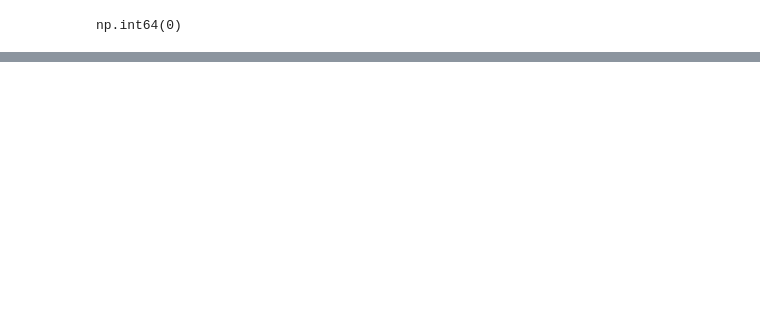
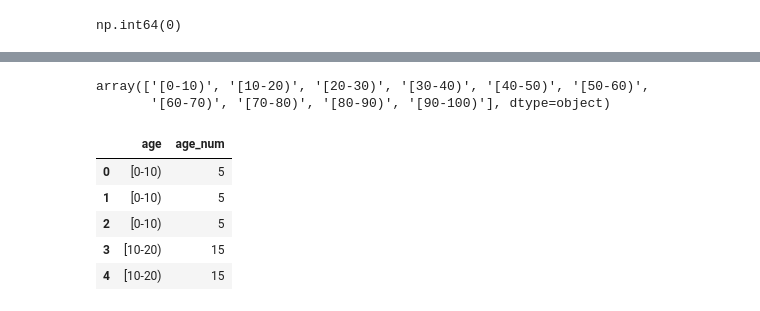
Before and after one commit to Bastienrag/supervised_learning_diabete_projet, a Jupyter notebook: notebook.ipynb, the cells around one changed output, grey strips where cells are left out. Cells and saved outputs as stored; diff of their text form; code cells hidden in the pictures; blank space fills up the shorter version.

```diff
--- a/notebook.ipynb
+++ b/notebook.ipynb
@@ -75,0 +83,6 @@ np.int64(0)
+# %%
+# on supprime les valeurs non numériques dans la colonne admission_type_id
+
+df_IDS = df_IDS[pd.to_numeric(df_IDS['admission_type_id'], errors='coerce').notnull()]
+
+df_IDS['admission_type_id'].unique()
@@ -76,4 +93,4 @@ np.int64(0)
 # %%
 # on doit modifier le type de la colonne admission_source_id pour pouvoir merger les deux df :
 
-df_IDS['admission_type_id'] = df_IDS['admission_type_id'].astype('float64')
+df_IDS['admission_type_id'] = df_IDS['admission_type_id'].astype('int64')
@@ -91,0 +137,32 @@ ValueError: You are trying to merge on int64 and object columns for key 'admissi
+# %%
+df.age.unique()
+# %% [output]
+array(['[0-10)', '[10-20)', '[20-30)', '[30-40)', '[40-50)', '[50-60)',
+       '[60-70)', '[70-80)', '[80-90)', '[90-100)'], dtype=object)
+# %%
+# on créer la nouvelle colonne numérique age en mettant le milieu de chaque intervalle
+
+age_mapping = {
+    '[0-10)': 5,
+    '[10-20)': 15,
+    '[20-30)': 25,
+    '[30-40)': 35,
+    '[40-50)': 45,
+    '[50-60)': 55,
+    '[60-70)': 65,
+    '[70-80)': 75,
+    '[80-90)': 85,
+    '[90-100)': 95
+}
+
+df['age_num'] = df['age'].map(age_mapping)
+
+# Vérification
+df[['age', 'age_num']].head()
+# %% [output]
+|  | age | age_num |
+| 0 | [0-10) | 5 |
+| 1 | [0-10) | 5 |
+| 2 | [0-10) | 5 |
+| 3 | [10-20) | 15 |
+| 4 | [10-20) | 15 |
```
Also changed, not shown: parts of 14 cells of this notebook.
